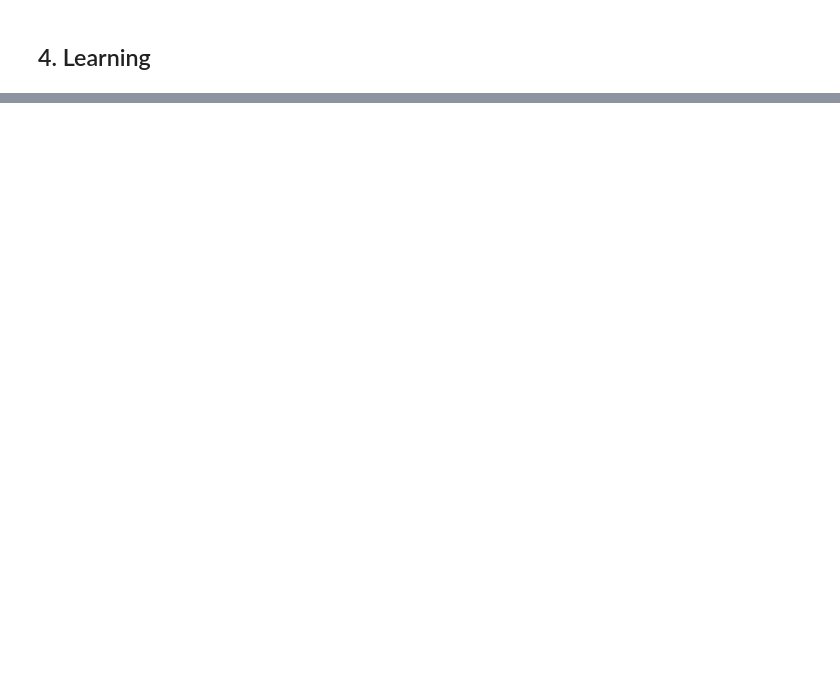
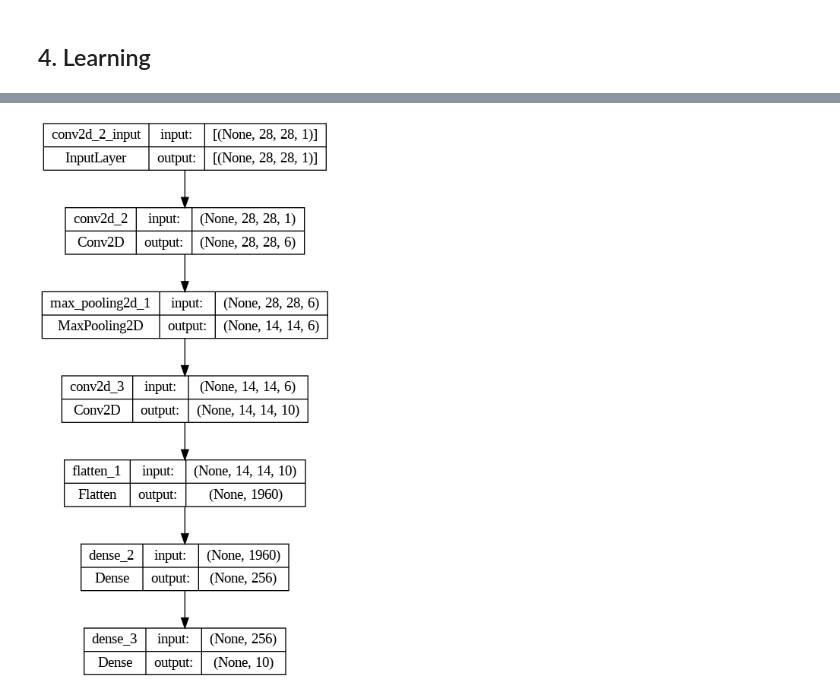
Before and after one commit to modernpacifist/MDS-UFU-DL-TEST-Fashion-MNIST, a Jupyter notebook: MDS_UFU_DL_TEST_Fashion_MNIST.ipynb, the cells around one changed output, grey strips where cells are left out. Cells and saved outputs as stored; diff of their text form; code cells hidden in the pictures; blank space fills up the shorter version.

```diff
--- a/MDS_UFU_DL_TEST_Fashion_MNIST.ipynb
+++ b/MDS_UFU_DL_TEST_Fashion_MNIST.ipynb
@@ -177,0 +209,29 @@ plt.imshow(aim[31])
+# %%
+BATCH = 200
+EPOCH_QTY = 40
+VERBOSITY = 1
+VALIDATION_SPLIT = 0.2
+# %%
+model = Sequential()
+# TODO: (28, 28, 1) - input_shape
+model.add(Conv2D(6, kernel_size=(5, 5), strides=(1,1), activation='relu', padding='same', input_shape=(28, 28, 1)))
+model.add(MaxPooling2D(pool_size=(2, 2)))
+model.add(Conv2D(10, kernel_size=(5, 5), strides=(1,1), activation='relu', padding='same'))
+model.add(Flatten())
+model.add(Dense(256, activation='relu'))
+model.add(Dense(10, activation='softmax'))
+# %%
+model.compile(
+    loss=tf.keras.losses.categorical_crossentropy,
+    optimizer=tf.keras.optimizers.Adam(),
+    metrics=['accuracy']
+)
+# %%
+model_history = model.fit(
+    train_x,
+    target_train,
+    batch_size=BATCH,
+    epochs=EPOCH_QTY,
+    verbose=VERBOSITY,
+    validation_split=VALIDATION_SPLIT
+)
@@ -177,0 +256,4 @@ plt.imshow(aim[31])
+# %%
+plot_model(model, show_shapes=True)
+# %% [output]
+[figure, added]
```
Also changed, not shown: parts of 17 cells of this notebook.
